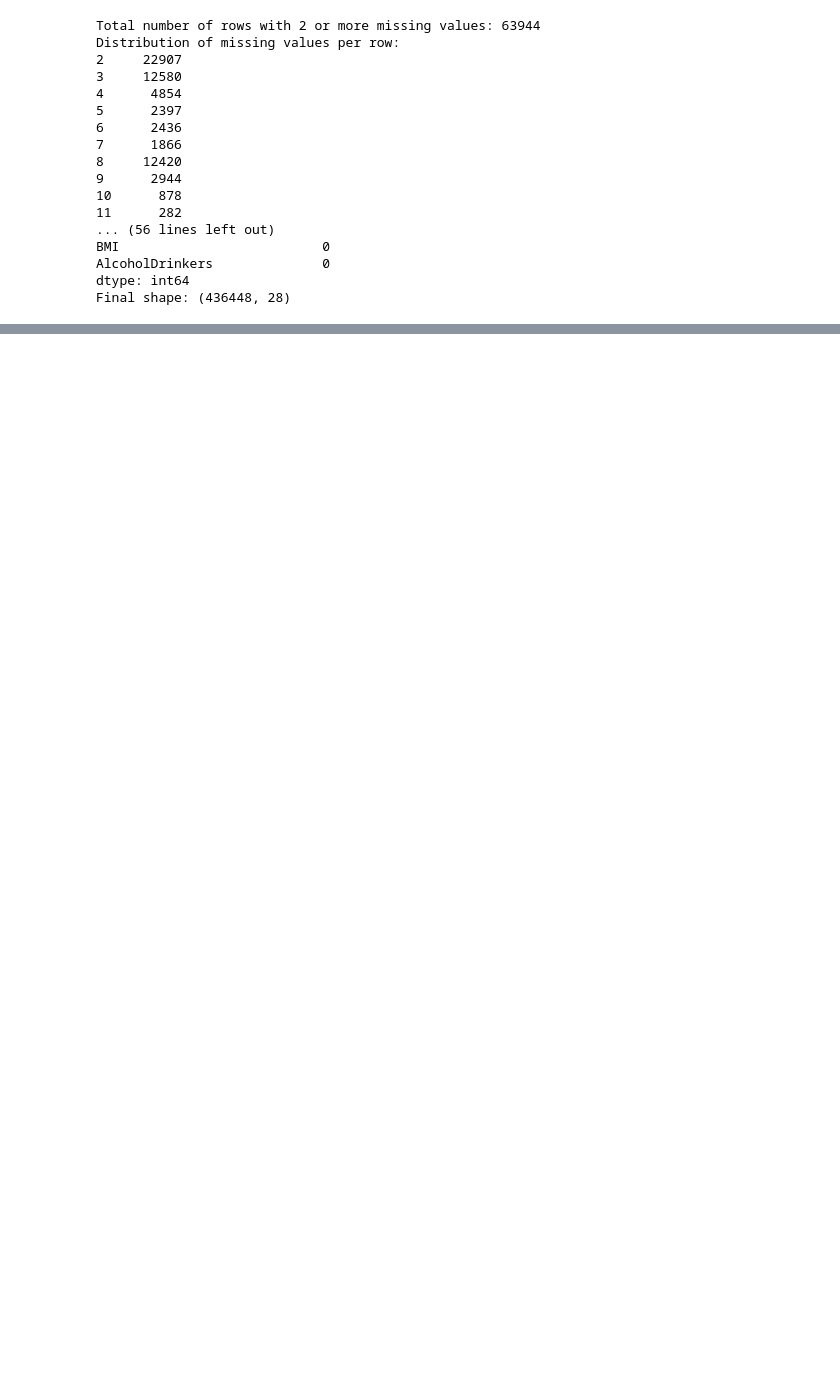
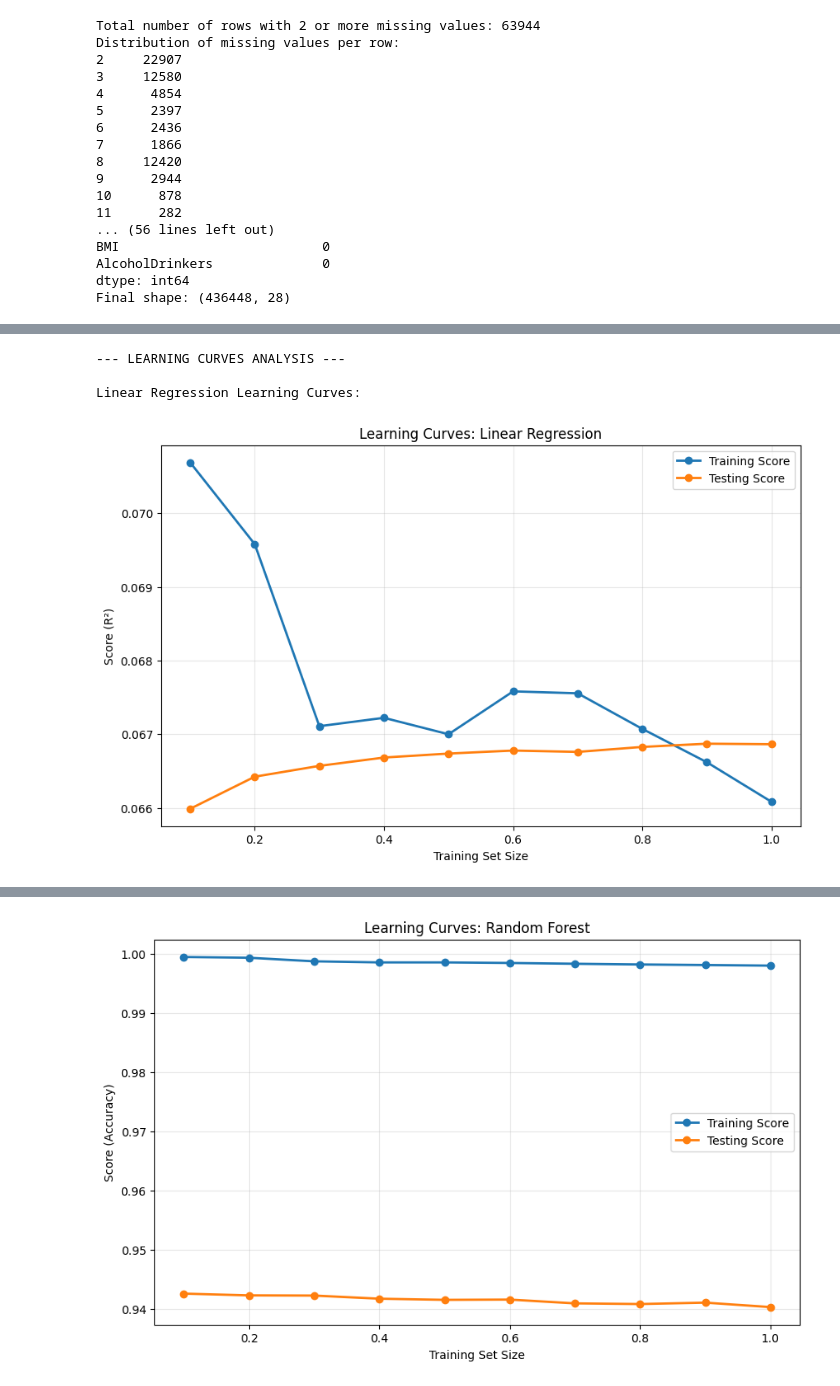
Before and after one commit to FleepyDean/TEAM_8_INDICATORS_OF_HEART_DISEASE, a Jupyter notebook: main.ipynb, the cells around one changed output, grey strips where cells are left out. Saved outputs shown, nothing was run; the diff lists cells and outputs as text; code cells hidden in the pictures; blank space fills up the shorter version.

Commit message:
Add Project Progress 5
model evaluation for regression and random forest.

in this commit contains:
-model evaluation
-over-fitting, under-fitting, and model selection
-ridge regression

```diff
--- a/main.ipynb
+++ b/main.ipynb
@@ -203,0 +440,76 @@ Final shape: (436448, 28)
+# %%
+# step 5 - over-fitting & under-fitting analysis
+def plot_learning_curves(model, X_train, y_train, X_test, y_test, model_name, is_classification=True):
+    """Plot learning curves to diagnose over/under-fitting"""
+
+    train_scores = []
+    test_scores = []
+    train_sizes = np.linspace(0.1, 1.0, 10)
+
+    for size in train_sizes:
+        # Calculate subset size
+        n_samples = int(size * len(X_train))
+
+        # Train on subset
+        model.fit(X_train[:n_samples], y_train[:n_samples])
+
+        # Calculate scores
+        train_score = model.score(X_train[:n_samples], y_train[:n_samples])
+        test_score = model.score(X_test, y_test)
+
+        train_scores.append(train_score)
+        test_scores.append(test_score)
+
+    # Plot
+    plt.figure(figsize=(10, 6))
+    plt.plot(train_sizes, train_scores, 'o-', label='Training Score', linewidth=2)
+    plt.plot(train_sizes, test_scores, 'o-', label='Testing Score', linewidth=2)
+    plt.xlabel('Training Set Size')
+    plt.ylabel('Score (Accuracy)' if is_classification else 'Score (R²)')
+    plt.title(f'Learning Curves: {model_name}')
+    plt.legend()
+    plt.grid(True, alpha=0.3)
+    plt.show()
+
+    # Diagnose
+    final_gap = train_scores[-1] - test_scores[-1]
+    print(f"\n{model_name}:")
+    print(f"  Final Training Score: {train_scores[-1]:.4f}")
+    print(f"  Final Testing Score:  {test_scores[-1]:.4f}")
+    print(f"  Gap (Training - Testing): {final_gap:.4f}")
+
+    if final_gap > 0.1:
+        print("  Diagnosis: ⚠️ OVER-FITTING")
+    elif test_scores[-1] < 0.6:
+        print("  Diagnosis: ⚠️ UNDER-FITTING")
+    else:
+        print("  Diagnosis: ✅ GOOD FIT")
+
+print("\n--- LEARNING CURVES ANALYSIS ---")
+
+# Create fresh models for learning curves
+lr_for_lc = SklearnLinearRegression()  # Changed from LinearRegression()
+rf_for_lc = RandomForestClassifier(n_estimators=100, random_state=42, class_weight='balanced')
+
+print("\nLinear Regression Learning Curves:")
+plot_learning_curves(
+    lr_for_lc,
+    X_train_reg_scaled, y_train_reg,
+    X_test_reg_scaled, y_test_reg,
+    "Linear Regression",
+    is_classification=False
+)
+
+print("\nRandom Forest Learning Curves:")
+plot_learning_curves(
+    rf_for_lc,
+    X_train_class_scaled, y_train_class,
+    X_test_class_scaled, y_test_class,
+    "Random Forest",
+    is_classification=True
+)
+# %% [output]
+--- LEARNING CURVES ANALYSIS ---
+
+Linear Regression Learning Curves:
+[figure, added]
@@ -203,0 +523 @@ Final shape: (436448, 28)
+[figure, added]
```
Also changed, not shown: parts of 8 cells of this notebook.
